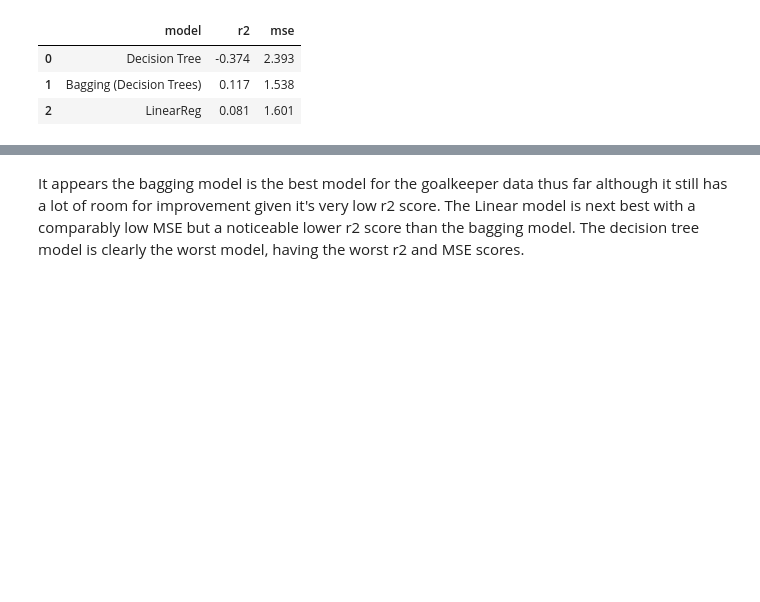
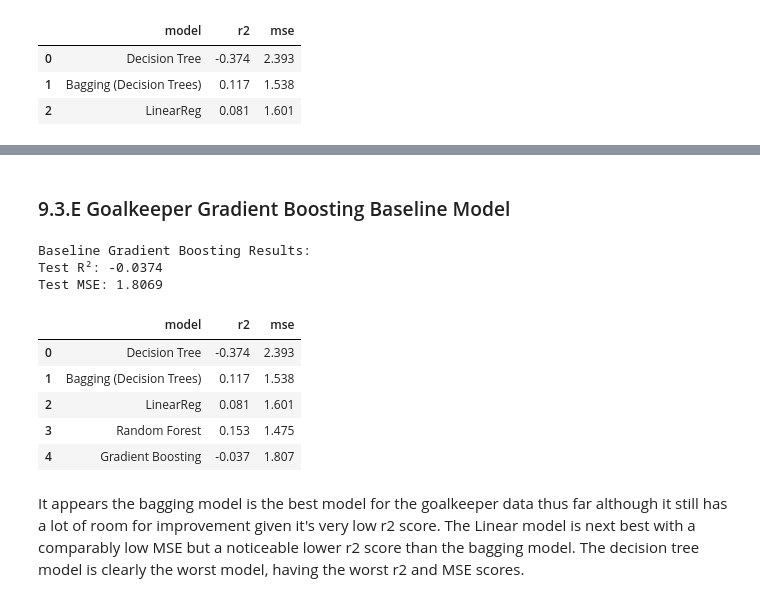
Before and after one commit to kezeani/109aproject, a Jupyter notebook: project.ipynb, the cells around one changed output, grey strips where cells are left out. Cells and saved outputs as stored; diff of their text form; code cells hidden in the pictures; blank space fills up the shorter version.

```diff
--- a/project.ipynb
+++ b/project.ipynb
@@ -1655,3 +1825,39 @@ pred_df.to_csv('goalkeepers_predictions_linear_regression.csv', index=False)
+# %% [markdown]
+### <a id="baseline-models-goalkeeper-gb"></a> 9.3.E Goalkeeper Gradient Boosting Baseline Model
+# %%
+gb_model = GradientBoostingRegressor(random_state=109, n_estimators=100)
+gb_model.fit(x_train, y_train)
+
+pred = gb_model.predict(x_test)
+
+test_r2 = r2_score(y_test, pred)
+test_mse = mean_squared_error(y_test, pred)
+
+print("Baseline Gradient Boosting Results:")
+print(f"Test R²: {test_r2:.4f}")
+print(f"Test MSE: {test_mse:.4f}")
+
+new_row = pd.DataFrame({
+    'model': ['Gradient Boosting'],
+    'r2': [round(test_r2, 4)],
+    'mse': [round(test_mse, 4)],
+})
+
+goalkeepers_results_df = pd.concat([goalkeepers_results_df, new_row], ignore_index=True)
+display(goalkeepers_results_df)
+
+pred_df = pd.DataFrame({'Player': goalkeepers_test['Player'], 'Predicted_Wage': pred})
+pred_df.to_csv('goalkeepers_predictions_gb_baseline.csv', index=False)
+# %% [output]
+Baseline Gradient Boosting Results:
+Test R²: -0.0374
+Test MSE: 1.8069
+|  | model | r2 | mse |
+| 0 | Decision Tree | -0.374 | 2.393 |
+| 1 | Bagging (Decision Trees) | 0.117 | 1.538 |
+| 2 | LinearReg | 0.081 | 1.601 |
+| 3 | Random Forest | 0.153 | 1.475 |
+| 4 | Gradient Boosting | -0.037 | 1.807 |
 # %% [markdown]
 It appears the bagging model is the best model for the goalkeeper data thus far although it still has a lot of room for improvement given it's very low r2 score. The Linear model is next best with a comparably low MSE but a noticeable lower r2 score than the bagging model. The decision tree model is clearly the worst model, having the worst r2 and MSE scores.
 # %% [markdown]
```
Also changed, not shown: parts of 23 cells of this notebook.
